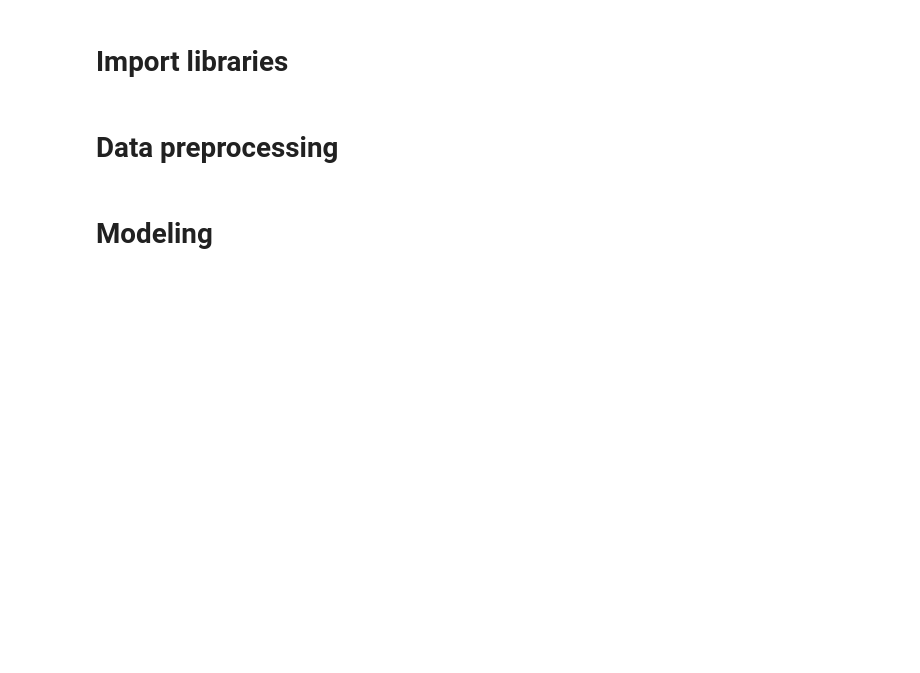
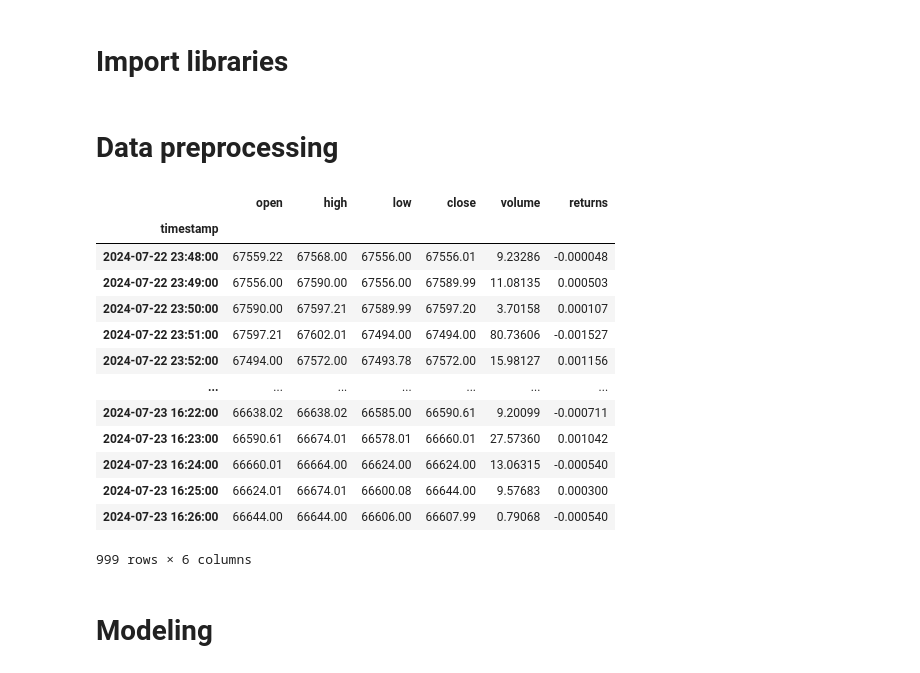
Before and after one commit to PuchitBunpleng/Algorithmic-Trading, a Jupyter notebook: Ait/modelingTesting.ipynb, the cells around one changed output. Saved outputs shown, nothing was run; the diff lists cells and outputs as text; code cells hidden in the pictures; blank space fills up the shorter version.

```diff
--- a/Ait/modelingTesting.ipynb
+++ b/Ait/modelingTesting.ipynb
@@ -8,7 +8,7 @@ import matplotlib.pyplot as plt
 # %% [markdown]
 # Data preprocessing
 # %%
-def fetch_historical_data(symbol, interval, limit=10000):
+def fetch_historical_data(symbol, interval, limit=1000):
     url = f'https://api.binance.com/api/v3/klines?symbol={symbol}&interval={interval}&limit={limit}'
     response = requests.get(url)
     data = response.json()
@@ -34,6 +34,23 @@ df_1m = prepare_data(df_1m)
 df_1h = prepare_data(df_1h)
 df_4h = prepare_data(df_4h)
 df_1d = prepare_data(df_1d)
+# %%
+df_1m
+# %% [output]
+|  | open | high | low | close | volume | returns |
+| timestamp |  |  |  |  |  |  |
+| 2024-07-22 23:48:00 | 67559.22 | 67568.00 | 67556.00 | 67556.01 | 9.23286 | -0.000048 |
+| 2024-07-22 23:49:00 | 67556.00 | 67590.00 | 67556.00 | 67589.99 | 11.08135 | 0.000503 |
+| 2024-07-22 23:50:00 | 67590.00 | 67597.21 | 67589.99 | 67597.20 | 3.70158 | 0.000107 |
+| 2024-07-22 23:51:00 | 67597.21 | 67602.01 | 67494.00 | 67494.00 | 80.73606 | -0.001527 |
+| 2024-07-22 23:52:00 | 67494.00 | 67572.00 | 67493.78 | 67572.00 | 15.98127 | 0.001156 |
+| ... | ... | ... | ... | ... | ... | ... |
+| 2024-07-23 16:22:00 | 66638.02 | 66638.02 | 66585.00 | 66590.61 | 9.20099 | -0.000711 |
+| 2024-07-23 16:23:00 | 66590.61 | 66674.01 | 66578.01 | 66660.01 | 27.57360 | 0.001042 |
+| 2024-07-23 16:24:00 | 66660.01 | 66664.00 | 66624.00 | 66624.00 | 13.06315 | -0.000540 |
+| 2024-07-23 16:25:00 | 66624.01 | 66674.01 | 66600.08 | 66644.00 | 9.57683 | 0.000300 |
+| 2024-07-23 16:26:00 | 66644.00 | 66644.00 | 66606.00 | 66607.99 | 0.79068 | -0.000540 |
+999 rows × 6 columns
 # %% [markdown]
 # Modeling
 # %%
```
Also changed, not shown: 3 other files.
